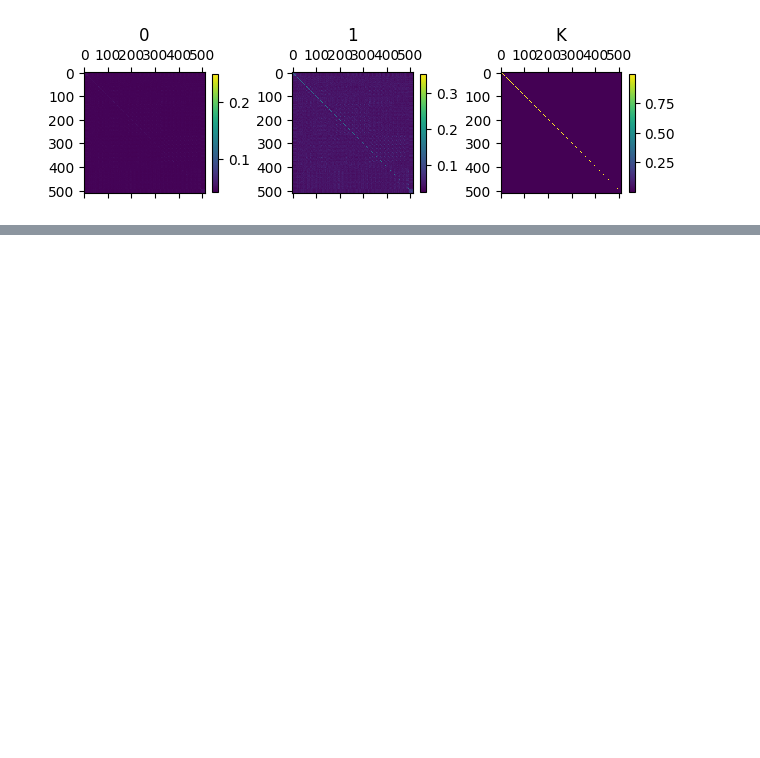
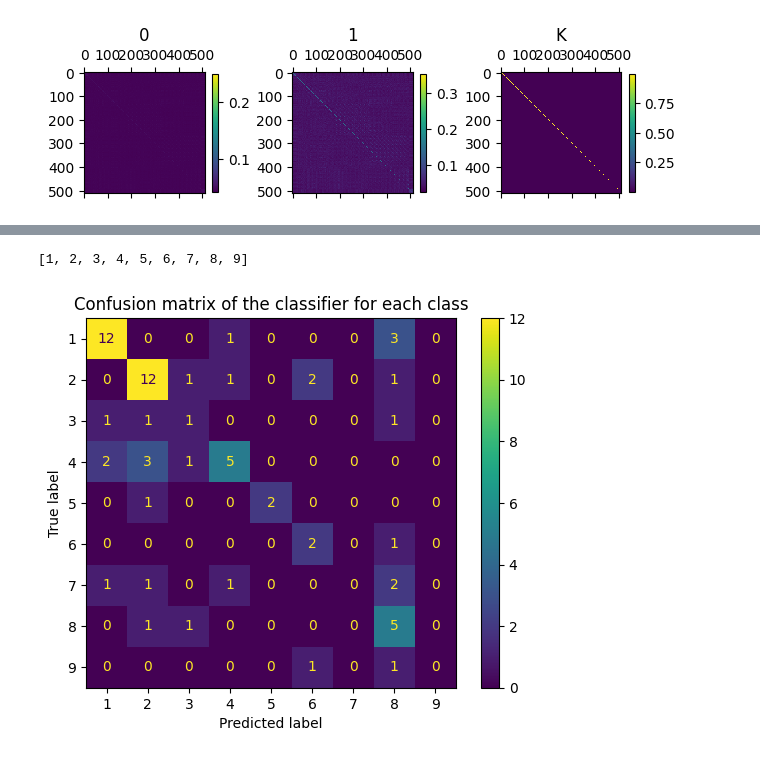
Before and after one commit to amirbourvine/HyperbolicDiffusionDistance_midTerm, a Jupyter notebook: paviaU/preperation.ipynb, the cells around one changed output, grey strips where cells are left out. Cells and saved outputs as stored; diff of their text form; code cells hidden in the pictures; blank space fills up the shorter version.

```diff
--- a/paviaU/preperation.ipynb
+++ b/paviaU/preperation.ipynb
@@ -34 +68,18 @@ mat_show(d_HDD, plt.cm.viridis)
+# %%
+from sklearn import metrics
+
+confusion_matrix = metrics.confusion_matrix(labels_test, preds)
+
+display_labels = list(set(np.sort(np.concatenate((labels_test,preds)))))
+
+print(display_labels)
+
+cm_display = metrics.ConfusionMatrixDisplay(confusion_matrix = confusion_matrix, display_labels = display_labels)
+
+cm_display.plot()
+plt.title("Confusion matrix of the classifier for each class")
+plt.show()
+# %% [output]
+[1, 2, 3, 4, 5, 6, 7, 8, 9]
+[figure, added]
 # %%
```
Also changed, not shown: parts of 6 cells of this notebook, 3 other files.
